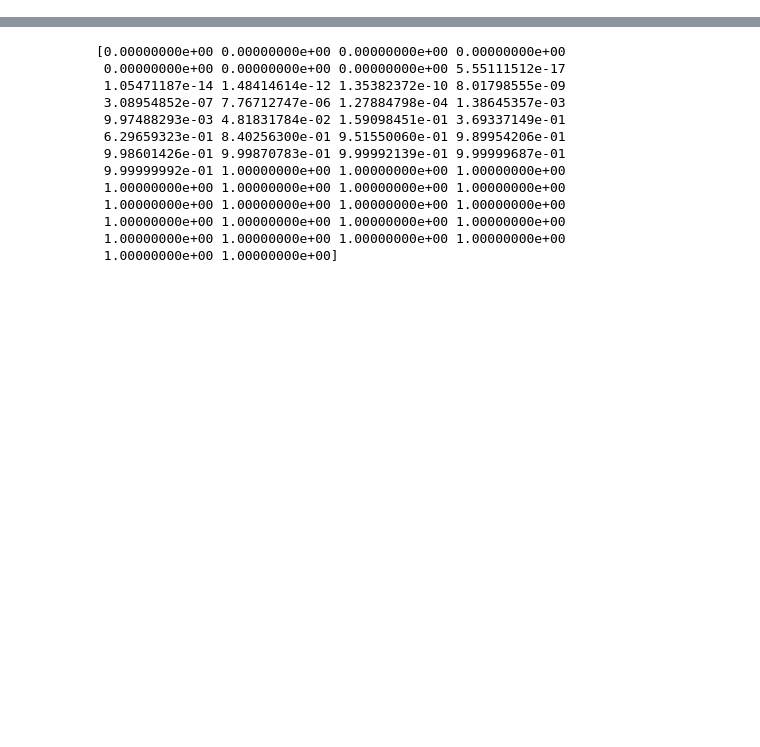
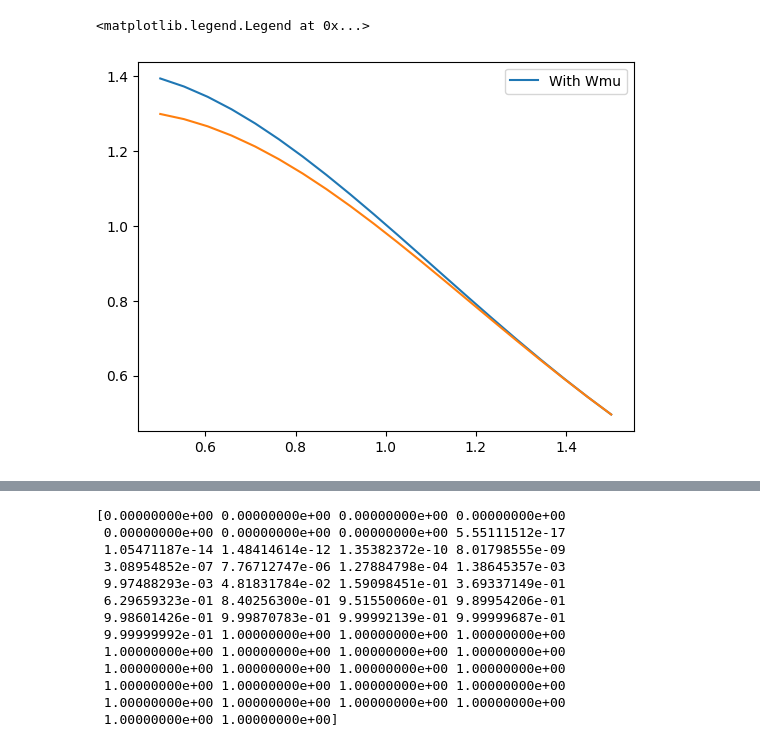
Before and after one commit to destrys/galCIB, a Jupyter notebook: notebooks/scratch-temp.ipynb, the cells around one changed output, grey strips where cells are left out. Cells and saved outputs as stored; diff of their text form; code cells hidden in the pictures; blank space fills up the shorter version.

```diff
--- a/notebooks/scratch-temp.ipynb
+++ b/notebooks/scratch-temp.ipynb
@@ -8,0 +27,29 @@ import matplotlib.pyplot as plt
+# %%
+# Setup Survey
+
+from galCIB import Survey
+
+LMIN = 100; LMAX=2000
+ells = np.arange(LMIN, LMAX)
+elg_survey = Survey(zs,pz,2.225,
+                    ells, 1024,
+                    name='elg')
+# %%
+# Setup Cosmology
+
+ks = np.logspace(-3,1,500)
+Mh = np.logspace(7,15,100)
+
+from galCIB import Cosmology
+
+cosmo = Cosmology(elg_survey.z, ks, Mh)
+# %%
+# Calculate window
+
+elg_survey.compute_windows(cosmo,True)
+plt.plot(cosmo.z, elg_survey.Wg, label = 'With Wmu')
+plt.plot(zs, pz)
+plt.legend(loc='best')
+# %% [output]
+<matplotlib.legend.Legend at 0x...>
+[figure, added]
```
Also changed, not shown: parts of 36 cells of this notebook, 19 other files.
